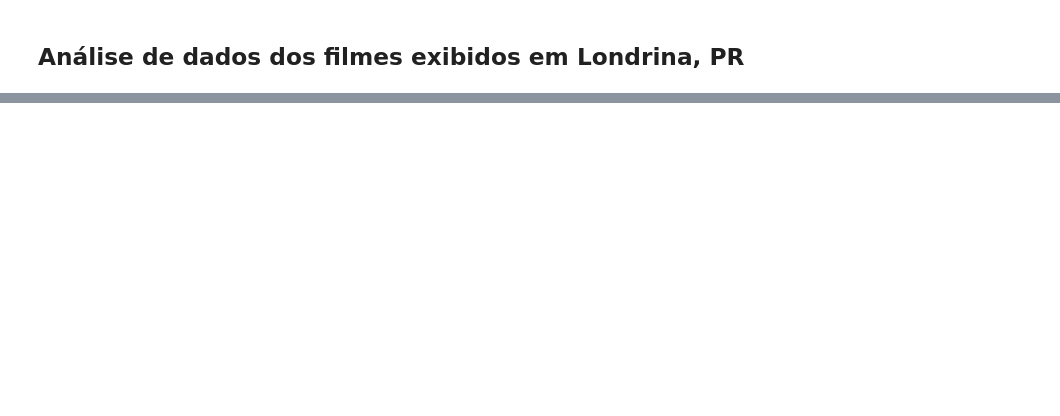
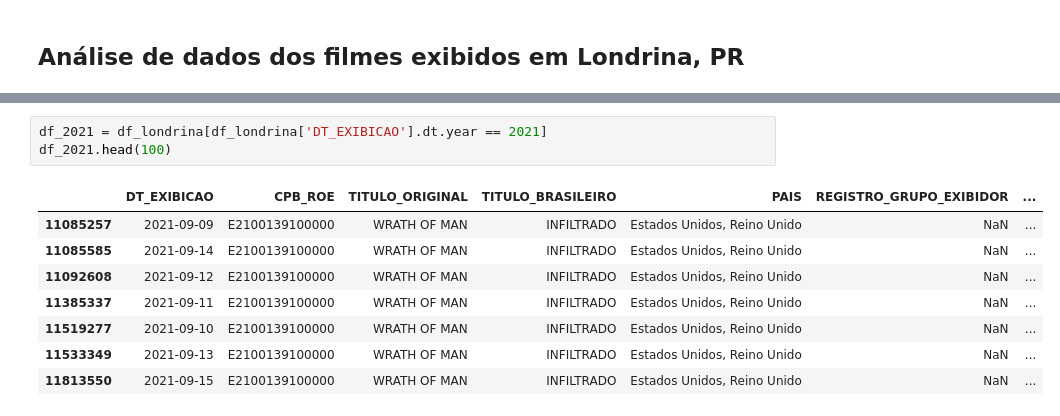
Before and after one commit to bentofh/ancine, a Jupyter notebook: 2_analise_ancine_londrina.ipynb, the cells around one changed output, grey strips where cells are left out. Drawn from its saved outputs; the diff is of its cells as text; blank space fills up the shorter version.

```diff
--- a/2_analise_ancine_londrina.ipynb
+++ b/2_analise_ancine_londrina.ipynb
@@ -26,0 +103,12 @@ Name: PUBLICO, dtype: float64
+# %%
+df_2021 = df_londrina[df_londrina['DT_EXIBICAO'].dt.year == 2021]
+df_2021.head(100)
+# %% [output]
+|  | DT_EXIBICAO | CPB_ROE | TITULO_ORIGINAL | TITULO_BRASILEIRO | PAIS | REGISTRO_GRUPO_EXIBIDOR | ... |
+| 11085257 | 2021-09-09 | E2100139100000 | WRATH OF MAN | INFILTRADO | Estados Unidos, Reino Unido | NaN | ... |
+| 11085585 | 2021-09-14 | E2100139100000 | WRATH OF MAN | INFILTRADO | Estados Unidos, Reino Unido | NaN | ... |
+| 11092608 | 2021-09-12 | E2100139100000 | WRATH OF MAN | INFILTRADO | Estados Unidos, Reino Unido | NaN | ... |
+| 11385337 | 2021-09-11 | E2100139100000 | WRATH OF MAN | INFILTRADO | Estados Unidos, Reino Unido | NaN | ... |
+| 11519277 | 2021-09-10 | E2100139100000 | WRATH OF MAN | INFILTRADO | Estados Unidos, Reino Unido | NaN | ... |
+| 11533349 | 2021-09-13 | E2100139100000 | WRATH OF MAN | INFILTRADO | Estados Unidos, Reino Unido | NaN | ... |
+| 11813550 | 2021-09-15 | E2100139100000 | WRATH OF MAN | INFILTRADO | Estados Unidos, Reino Unido | NaN | ... |
```
Also changed, not shown: parts of 10 cells of this notebook, 16 other files.
